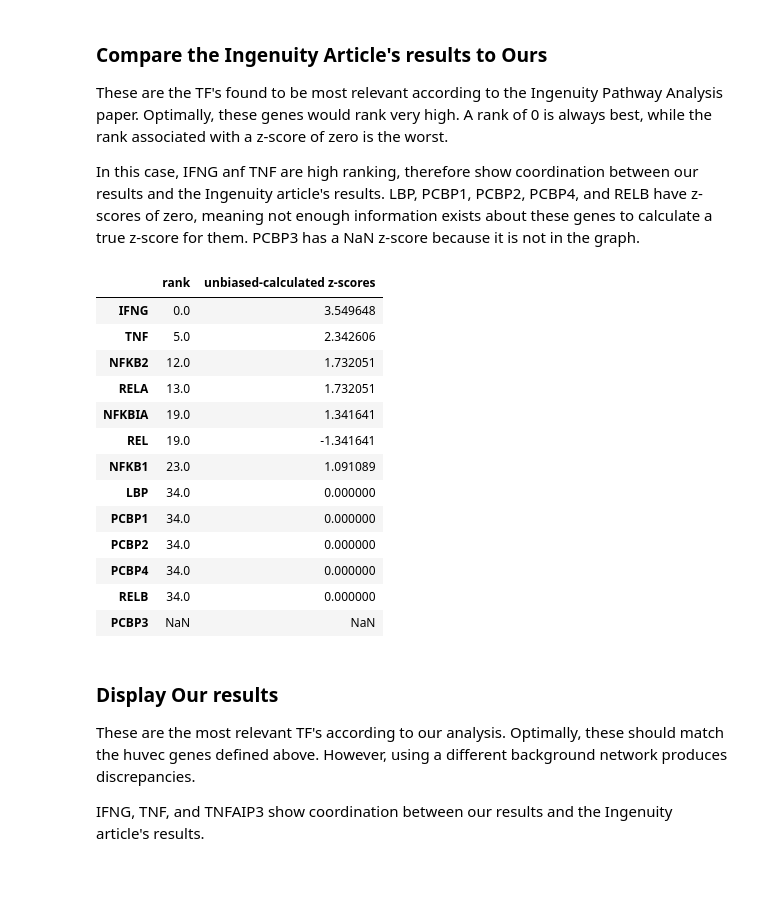
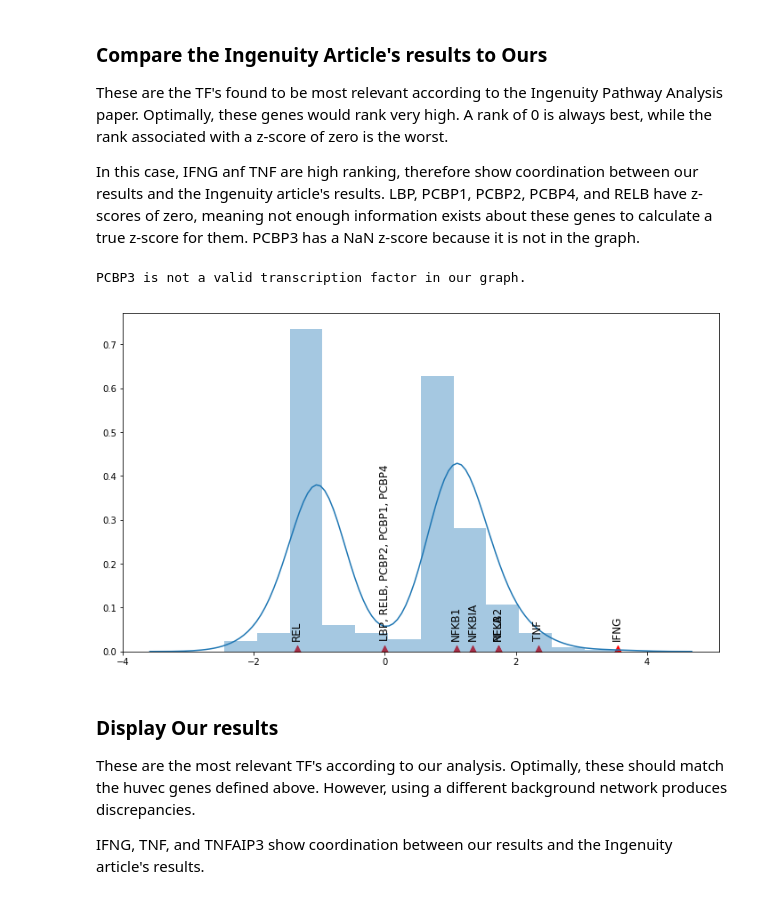
Before and after one commit to ucsd-ccbb/network_bio_toolkit, a Jupyter notebook: notebooks/Only_modules_notebooks/URA_huvec_brca_before_class.ipynb, the cells around one changed output. Cells and saved outputs as stored; diff of their text form; code cells hidden in the pictures.

```diff
--- a/notebooks/Only_modules_notebooks/URA_huvec_brca_before_class.ipynb
+++ b/notebooks/Only_modules_notebooks/URA_huvec_brca_before_class.ipynb
@@ -128,22 +130,10 @@ These are the TF's found to be most relevant according to the Ingenuity Pathway
 
 In this case, IFNG anf TNF are high ranking, therefore show coordination between our results and the Ingenuity article's results. LBP, PCBP1, PCBP2, PCBP4, and RELB have z-scores of zero, meaning not enough information exists about these genes to calculate a true z-score for them. PCBP3 has a NaN z-score because it is not in the graph.
 # %%
-stat_analysis.rank_and_score_df(z_scores_huvec, huvec_genes, abs_value = True, remove_dups=True)
+stat_analysis.compare_genes(z_scores_huvec, huvec_genes)
 # %% [output]
-|  | rank | unbiased-calculated z-scores |
-| IFNG | 0.0 | 3.549648 |
-| TNF | 5.0 | 2.342606 |
-| NFKB2 | 12.0 | 1.732051 |
-| RELA | 13.0 | 1.732051 |
-| NFKBIA | 19.0 | 1.341641 |
-| REL | 19.0 | -1.341641 |
-| NFKB1 | 23.0 | 1.091089 |
-| LBP | 34.0 | 0.000000 |
-| PCBP1 | 34.0 | 0.000000 |
-| PCBP2 | 34.0 | 0.000000 |
-| PCBP4 | 34.0 | 0.000000 |
-| RELB | 34.0 | 0.000000 |
-| PCBP3 | NaN | NaN |
+PCBP3 is not a valid transcription factor in our graph.
+[figure, added]
 # %% [markdown]
 ### Display Our results
 <a id='displayhuvec'></a>
```
Also changed, not shown: parts of 3 cells of this notebook, 6 other files.
